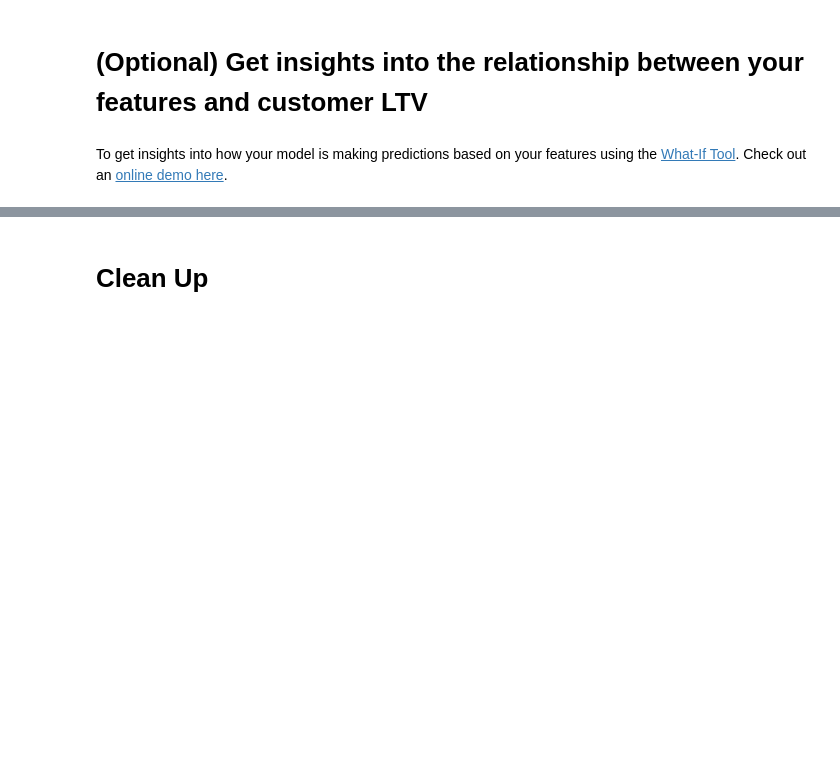
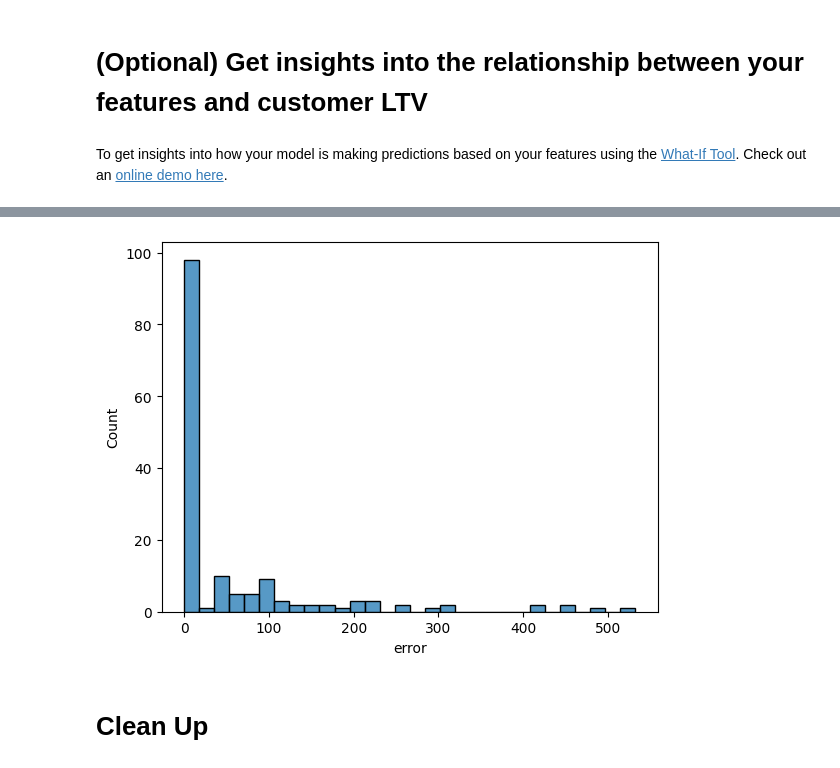
Before and after one commit to PeDiot/crystalvalue, a Jupyter notebook: notebook.ipynb, the cells around one changed output, grey strips where cells are left out. Cells and saved outputs as stored; diff of their text form; code cells hidden in the pictures; blank space fills up the shorter version.

```diff
--- a/notebook.ipynb
+++ b/notebook.ipynb
@@ -484,3 +554,7 @@ WitWidget(config_builder, height=1000)
+# %%
+sns.histplot(data=custom_data, x="error", bins=30);
+# %% [output]
+[figure, added]
 # %% [markdown]
 # Clean Up
 # %% [markdown]
```
Also changed, not shown: parts of 34 cells of this notebook, 6 other files.
